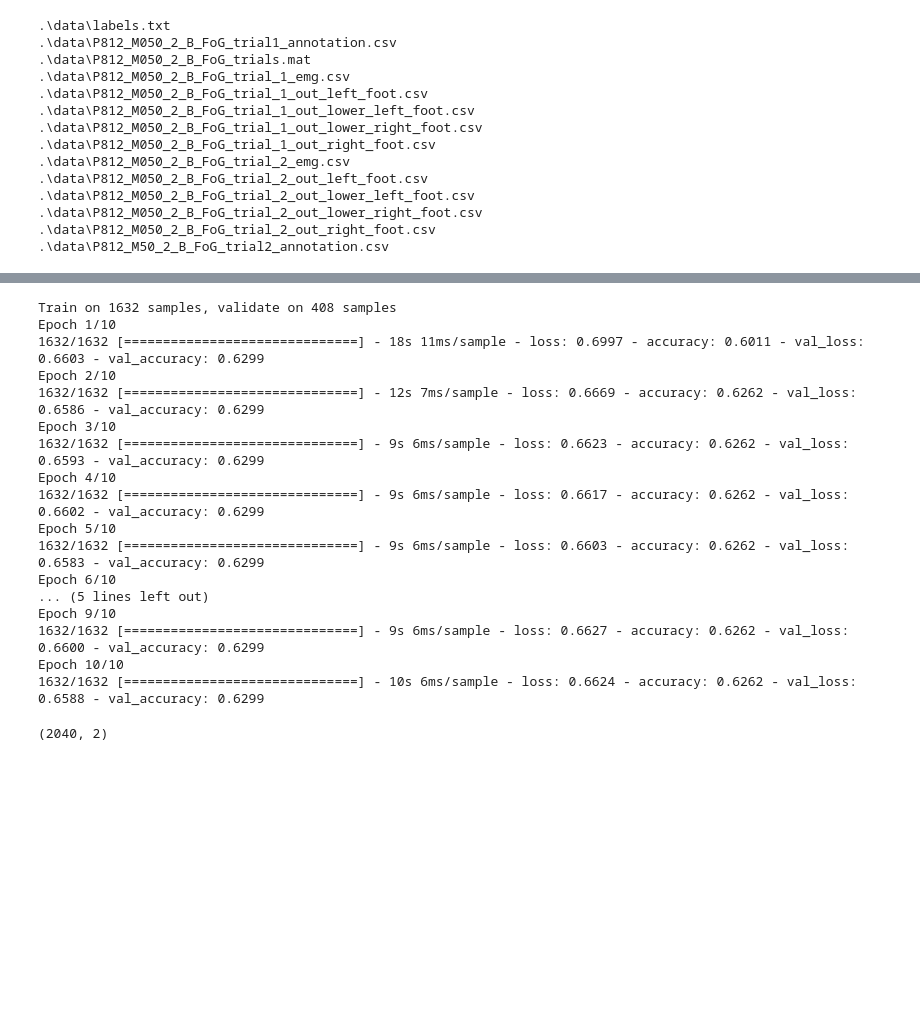
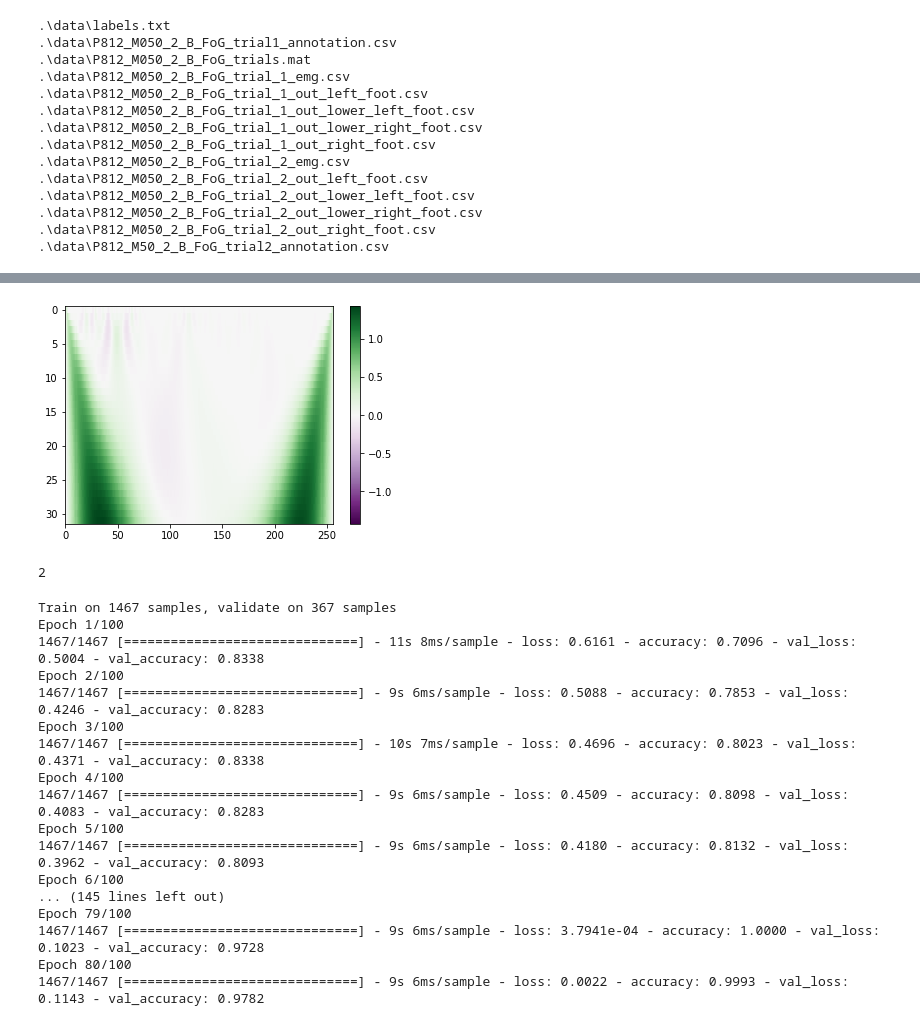
Before and after one commit to wuwenbo718/Master-Thesis, a Jupyter notebook: cnn_classifier.ipynb, the cells around one changed output, grey strips where cells are left out. Cells and saved outputs as stored; diff of their text form; code cells hidden in the pictures; blank space fills up the shorter version.

```diff
--- a/cnn_classifier.ipynb
+++ b/cnn_classifier.ipynb
@@ -85,3 +133,0 @@ x,y = generate_window_slide_data(emg_data,width,stride)
-# %%
-#ind = ((y == 0) | (y == 2))
-cwtmatr = generate_CWT_feature(x,widths_scale)
@@ -102,3 +139,15 @@ plt.imshow(cwtmatr_train_full[1000,:,:,0], cmap='PRGn', aspect='auto',
+# %%
+temp = 600
+channel = 0
+plt.imshow(cwtmatr[temp,:,:,channel], cmap='PRGn', aspect='auto',
+           vmax=abs(cwtmatr[temp,:,:,channel]).max(),
+           vmin=-abs(cwtmatr[temp,:,:,channel]).max())
+plt.colorbar()
+plt.show()
+print(y[temp])
+# %% [output]
+[figure, added]
+2
 # %%
 #label = y[ind]
 #label[label==2]=1
@@ -132,28 +191,25 @@ label = oh_ec.fit_transform(y[ind,np.newaxis]).toarray()
 # %%
-ind = ((y==0) | (y==2))
-history = model.fit(cwtmatr[ind],label,validation_split=0.2,epochs=10,batch_size=50)
+history = model.fit(cwtmatr[ind],label,validation_split=0.2,
+                    epochs=100,batch_size=50,
+                   callbacks=[early_stopping])
 # %% [output]
-Train on 1632 samples, validate on 408 samples
-Epoch 1/10
-1632/1632 [==============================] - 18s 11ms/sample - loss: 0.6997 - accuracy: 0.6011 - val_loss: 0.6603 - val_accuracy: 0.6299
-Epoch 2/10
-1632/1632 [==============================] - 12s 7ms/sample - loss: 0.6669 - accuracy: 0.6262 - val_loss: 0.6586 - val_accuracy: 0.6299
-Epoch 3/10
-1632/1632 [==============================] - 9s 6ms/sample - loss: 0.6623 - accuracy: 0.6262 - val_loss: 0.6593 - val_accuracy: 0.6299
-Epoch 4/10
-1632/1632 [==============================] - 9s 6ms/sample - loss: 0.6617 - accuracy: 0.6262 - val_loss: 0.6602 - val_accuracy: 0.6299
-Epoch 5/10
-1632/1632 [==============================] - 9s 6ms/sample - loss: 0.6603 - accuracy: 0.6262 - val_loss: 0.6583 - val_accuracy: 0.6299
-Epoch 6/10
-... (5 lines left out)
-Epoch 9/10
-1632/1632 [==============================] - 9s 6ms/sample - loss: 0.6627 - accuracy: 0.6262 - val_loss: 0.6600 - val_accuracy: 0.6299
-Epoch 10/10
-1632/1632 [==============================] - 10s 6ms/sample - loss: 0.6624 - accuracy: 0.6262 - val_loss: 0.6588 - val_accuracy: 0.6299
+Train on 1467 samples, validate on 367 samples
+Epoch 1/100
+1467/1467 [==============================] - 11s 8ms/sample - loss: 0.6161 - accuracy: 0.7096 - val_loss: 0.5004 - val_accuracy: 0.8338
+Epoch 2/100
+1467/1467 [==============================] - 9s 6ms/sample - loss: 0.5088 - accuracy: 0.7853 - val_loss: 0.4246 - val_accuracy: 0.8283
+Epoch 3/100
+1467/1467 [==============================] - 10s 7ms/sample - loss: 0.4696 - accuracy: 0.8023 - val_loss: 0.4371 - val_accuracy: 0.8338
+Epoch 4/100
+1467/1467 [==============================] - 9s 6ms/sample - loss: 0.4509 - accuracy: 0.8098 - val_loss: 0.4083 - val_accuracy: 0.8283
+Epoch 5/100
+1467/1467 [==============================] - 9s 6ms/sample - loss: 0.4180 - accuracy: 0.8132 - val_loss: 0.3962 - val_accuracy: 0.8093
+Epoch 6/100
+... (145 lines left out)
+Epoch 79/100
+1467/1467 [==============================] - 9s 6ms/sample - loss: 3.7941e-04 - accuracy: 1.0000 - val_loss: 0.1023 - val_accuracy: 0.9728
+Epoch 80/100
+1467/1467 [==============================] - 9s 6ms/sample - loss: 0.0022 - accuracy: 0.9993 - val_loss: 0.1143 - val_accuracy: 0.9782
-# %%
-label.shape
-# %% [output]
-(2040, 2)
 # %%
 y_pred = model.predict(cwtmatr[:3])
 y_pred
```
Also changed, not shown: parts of 26 cells of this notebook, 4 other files.
